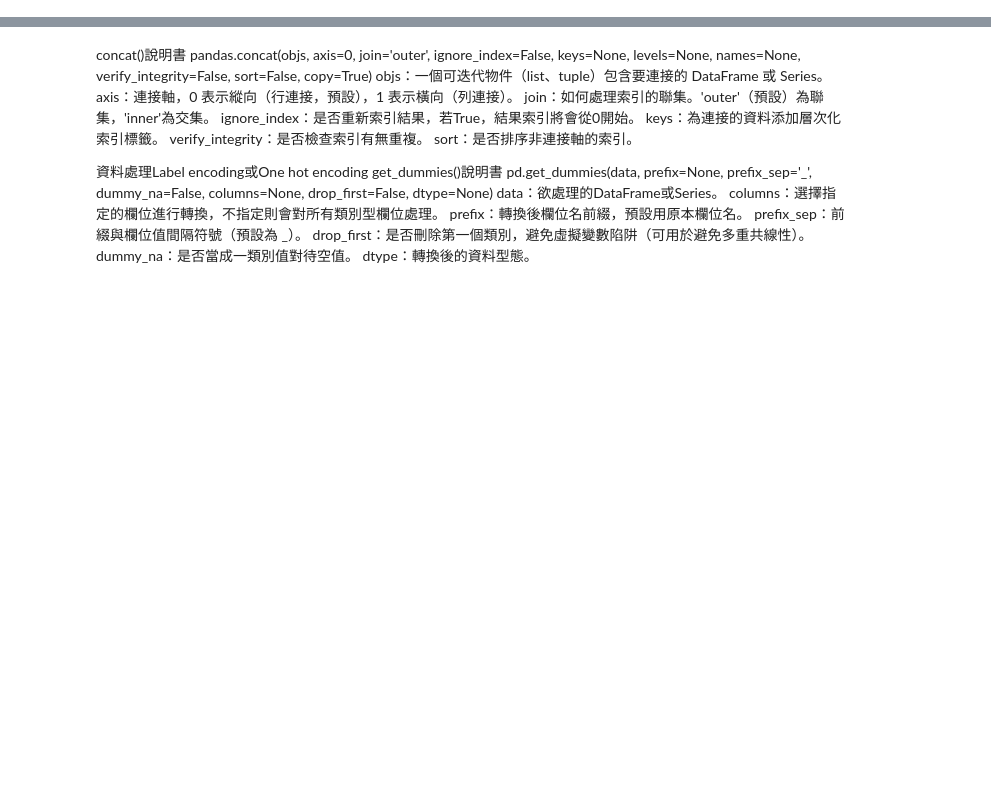
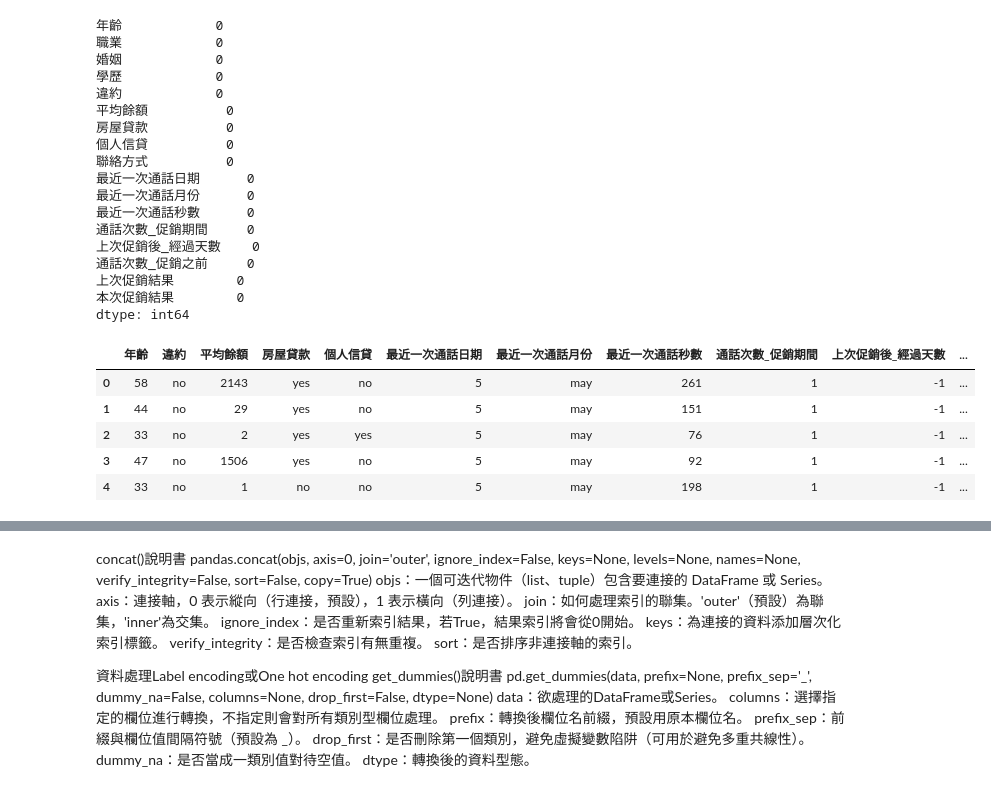
Before and after one commit to GaudiKao/learn-python-by-doing, a Jupyter notebook: Data_Structures&Alogrithms/ch05_01_bank.ipynb, the cells around one changed output, grey strips where cells are left out. Drawn from its saved outputs; the diff is of its cells as text; code cells hidden in the pictures; blank space fills up the shorter version.

```diff
--- a/Data_Structures&Alogrithms/ch05_01_bank.ipynb
+++ b/Data_Structures&Alogrithms/ch05_01_bank.ipynb
@@ -51,0 +101,46 @@ dtype: int64
+# %%
+#3.預處理資料
+#確認遺失值
+print(df_all.isnull().sum())  #也可以用display()顯示耶
+
+#確認需要被One-Hot的cloumns有哪些
+#'職業','婚姻','學歷','聯絡方式','上次促銷結果'
+#設置One-Hot函式
+def enc(df, column:str):
+    df_dummy = pd.get_dummies(df[column], prefix=column, dtype=int)  #要加上dtype才會顯示0、1
+    df = pd.concat([df.drop([column],axis=1), df_dummy],axis=1)
+    return df
+
+df_all2 = df_all.copy()
+df_all2 = enc(df_all2, '職業')
+df_all2 = enc(df_all2, '婚姻')
+df_all2 = enc(df_all2, '學歷')
+df_all2 = enc(df_all2, '聯絡方式')
+df_all2 = enc(df_all2, '上次促銷結果')
+
+display(df_all2.head())
+# %% [output]
+年齡            0
+職業            0
+婚姻            0
+學歷            0
+違約            0
+平均餘額          0
+房屋貸款          0
+個人信貸          0
+聯絡方式          0
+最近一次通話日期      0
+最近一次通話月份      0
+最近一次通話秒數      0
+通話次數_促銷期間     0
+上次促銷後_經過天數    0
+通話次數_促銷之前     0
+上次促銷結果        0
+本次促銷結果        0
+dtype: int64
+|  | 年齡 | 違約 | 平均餘額 | 房屋貸款 | 個人信貸 | 最近一次通話日期 | 最近一次通話月份 | 最近一次通話秒數 | 通話次數_促銷期間 | 上次促銷後_經過天數 | ... |
+| 0 | 58 | no | 2143 | yes | no | 5 | may | 261 | 1 | -1 | ... |
+| 1 | 44 | no | 29 | yes | no | 5 | may | 151 | 1 | -1 | ... |
+| 2 | 33 | no | 2 | yes | yes | 5 | may | 76 | 1 | -1 | ... |
+| 3 | 47 | no | 1506 | yes | no | 5 | may | 92 | 1 | -1 | ... |
+| 4 | 33 | no | 1 | no | no | 5 | may | 198 | 1 | -1 | ... |
```
Also changed, not shown: parts of 8 cells of this notebook, 1 other file.
